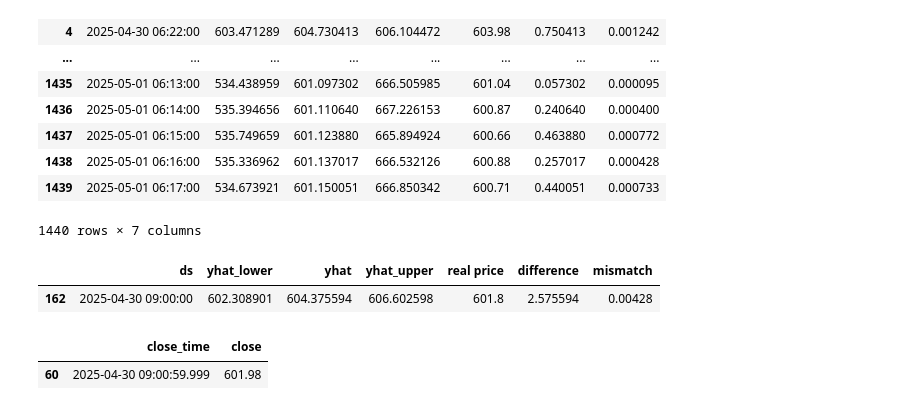
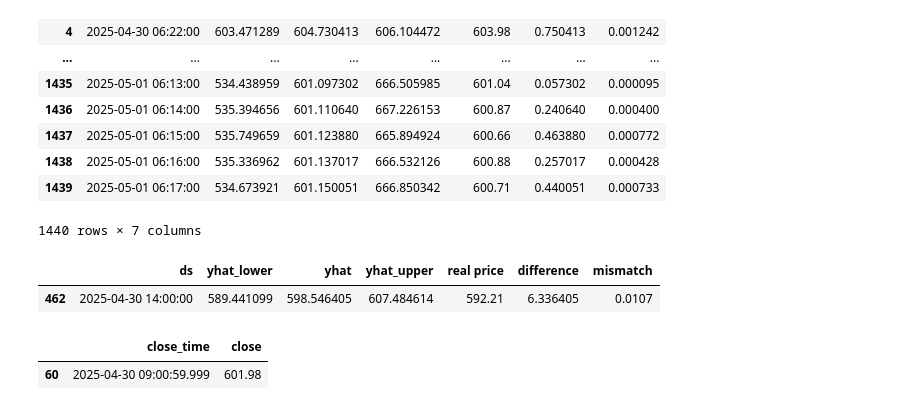
Before and after one commit to Santiagosphysics/FinalHeimdall, a Jupyter notebook: prophet.ipynb, the cells around one changed output. Cells and saved outputs as stored; diff of their text form; code cells hidden in the pictures.

```diff
--- a/prophet.ipynb
+++ b/prophet.ipynb
@@ -16,0 +17,9 @@ test_1 = meassures().data_predict(model_pred=predict_prophet, crypto=crypto, tim
+# %%
+time = 'min'
+start_time = '2025-04-20'
+end_time = '2025-05-02 04:00:00'
+crypto = "BNBUSDT"
+
+data = get_data_crypto().download_data(start_time=start_time, end_time=end_time, crypto=crypto, time=time)
+df_prophet, predict_prophet = models.prophet_model(data=data, time=time)
+test_1 = meassures().data_predict(model_pred=predict_prophet, crypto=crypto, time=time)
@@ -31,10 +45,10 @@ test_1
 | 1439 | 2025-05-01 06:17:00 | 534.673921 | 601.150051 | 666.850342 | 600.71 | 0.440051 | 0.000733 |
 1440 rows × 7 columns
 # %%
-test_1[test_1['ds'] == '2025-04-30 09:00:00']
+test_1[test_1['ds'] == '2025-04-30 14:00:00']
 # %% [output]
 |  | ds | yhat_lower | yhat | yhat_upper | real price | difference | mismatch |
-| 162 | 2025-04-30 09:00:00 | 602.308901 | 604.375594 | 606.602598 | 601.8 | 2.575594 | 0.00428 |
+| 462 | 2025-04-30 14:00:00 | 589.441099 | 598.546405 | 607.484614 | 592.21 | 6.336405 | 0.0107 |
 # %%
 data = get_data_crypto().download_data(start_time='2025-04-30 08:00:00', end_time='2025-04-30 10:00:00', crypto=crypto, time=time)
 data[data['close_time'] == '2025-04-30 09:00:59.999']
```
Also changed, not shown: parts of 2 cells of this notebook.
